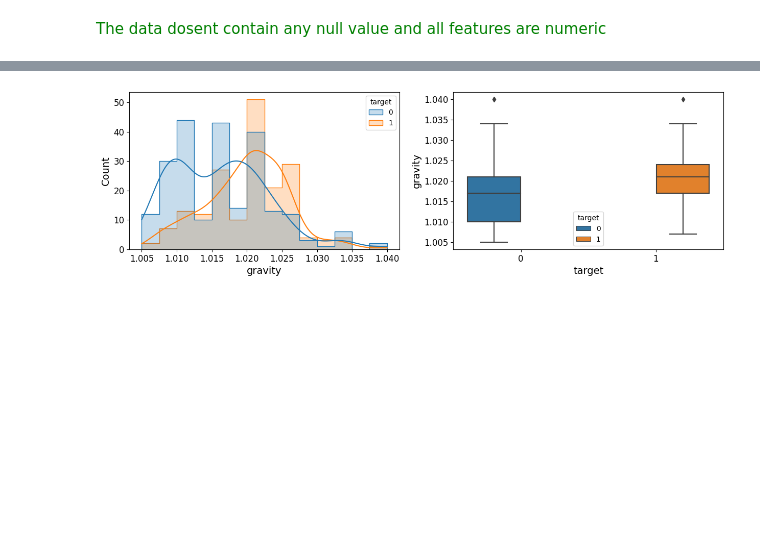
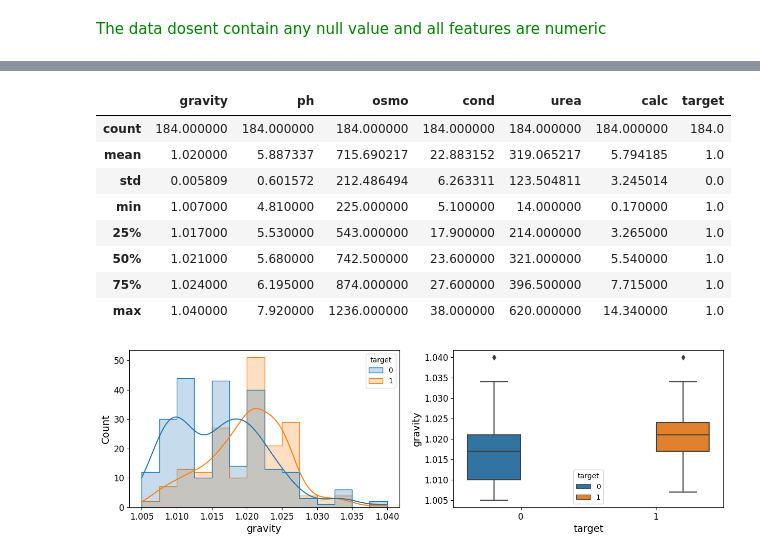
Before and after one commit to ayushmehraa/Kidney-stone-prediction, a Jupyter notebook: notebook.ipynb, the cells around one changed output, grey strips where cells are left out. Saved outputs shown, nothing was run; the diff lists cells and outputs as text; code cells hidden in the pictures; blank space fills up the shorter version.

```diff
--- a/notebook.ipynb
+++ b/notebook.ipynb
@@ -91,3 +123,15 @@ memory usage: 25.9 KB
+# %%
+train_df[train_df.target==1].describe()
+# %% [output]
+|  | gravity | ph | osmo | cond | urea | calc | target |
+| count | 184.000000 | 184.000000 | 184.000000 | 184.000000 | 184.000000 | 184.000000 | 184.0 |
+| mean | 1.020000 | 5.887337 | 715.690217 | 22.883152 | 319.065217 | 5.794185 | 1.0 |
+| std | 0.005809 | 0.601572 | 212.486494 | 6.263311 | 123.504811 | 3.245014 | 0.0 |
+| min | 1.007000 | 4.810000 | 225.000000 | 5.100000 | 14.000000 | 0.170000 | 1.0 |
+| 25% | 1.017000 | 5.530000 | 543.000000 | 17.900000 | 214.000000 | 3.265000 | 1.0 |
+| 50% | 1.021000 | 5.680000 | 742.500000 | 23.600000 | 321.000000 | 5.540000 | 1.0 |
+| 75% | 1.024000 | 6.195000 | 874.000000 | 27.600000 | 396.500000 | 7.715000 | 1.0 |
+| max | 1.040000 | 7.920000 | 1236.000000 | 38.000000 | 620.000000 | 14.340000 | 1.0 |
 # %%
 def plot_numerical_data(X,hue):
     fig, axes =plt.subplots(1, 2, figsize = (15,4))
```
Also changed, not shown: parts of 7 cells of this notebook.
